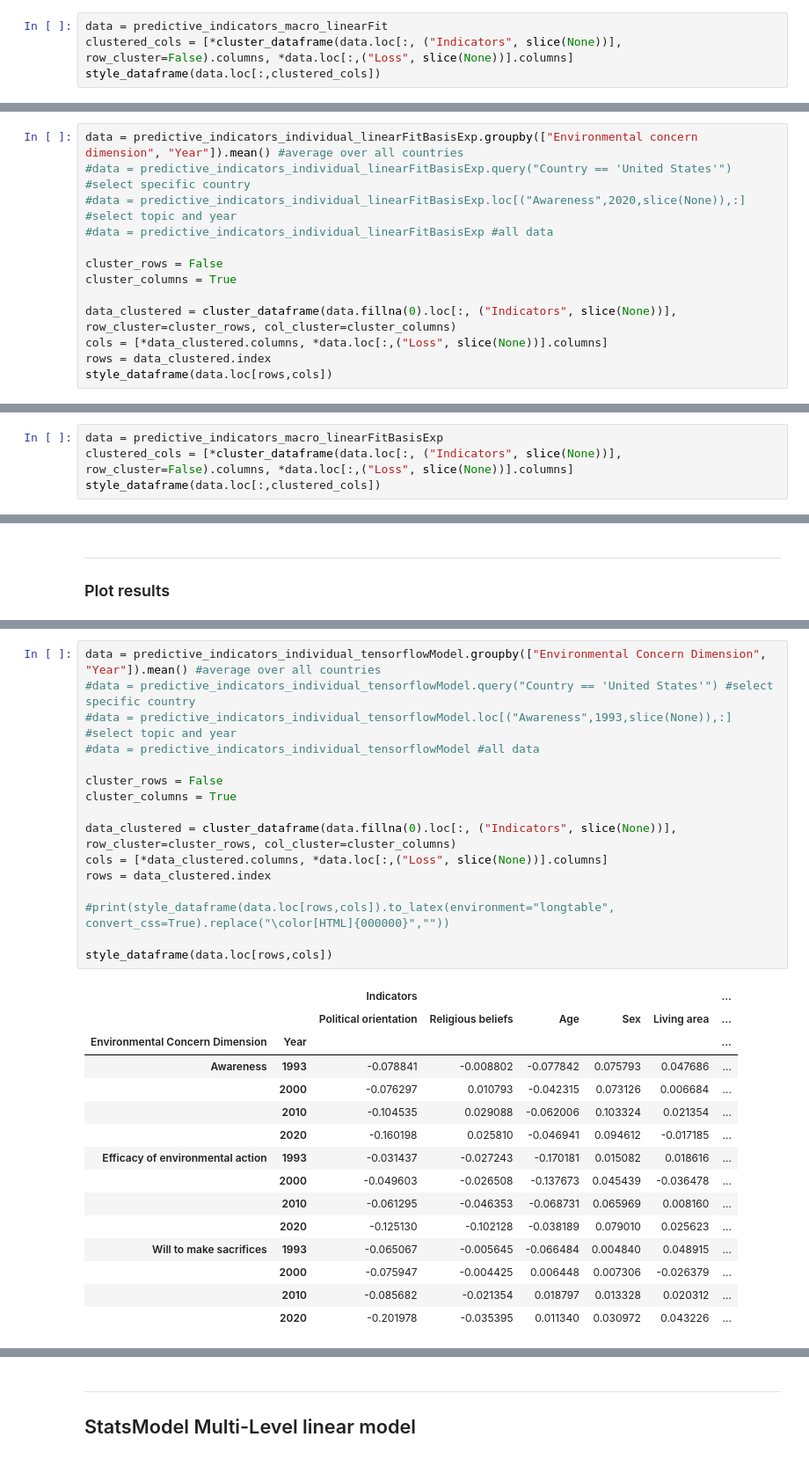
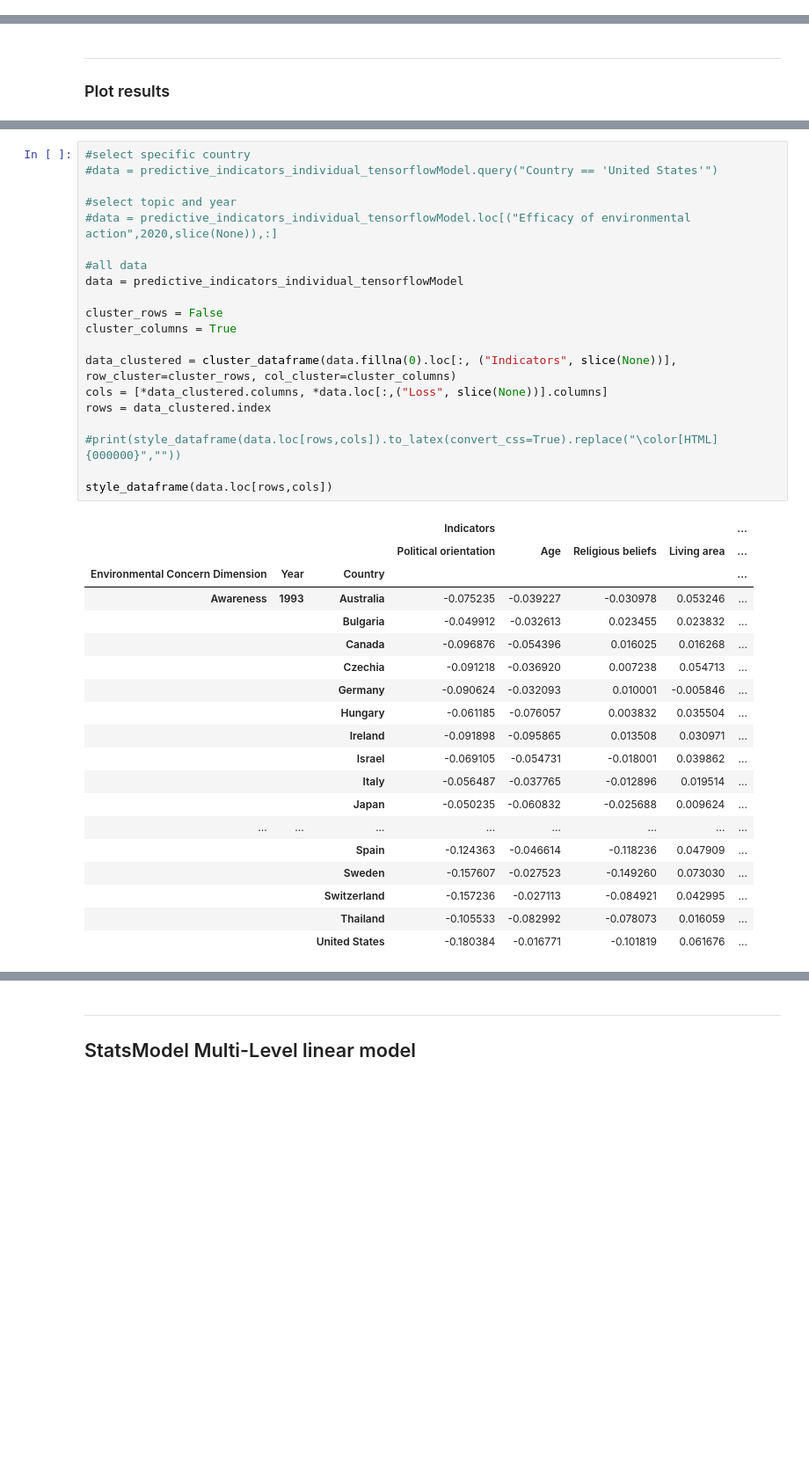
Before and after one commit to EdoardoTronconi/TesiMagistrale, a Jupyter notebook: Notebooks/PredictiveIndicators.ipynb, the cells around one changed output, grey strips where cells are left out. Shown at 88% size. Drawn from its saved outputs; the diff is of its cells as text; blank space fills up the shorter version.

```diff
--- a/Notebooks/PredictiveIndicators.ipynb
+++ b/Notebooks/PredictiveIndicators.ipynb
@@ -454,4 +91,0 @@ style_dataframe(data.loc[rows,cols])
-# %%
-data = predictive_indicators_macro_linearFit
-clustered_cols = [*cluster_dataframe(data.loc[:, ("Indicators", slice(None))], row_cluster=False).columns, *data.loc[:,("Loss", slice(None))].columns]
-style_dataframe(data.loc[:,clustered_cols])
@@ -642,13 +91,0 @@ def style_dataframe(data):
-# %%
-data = predictive_indicators_individual_linearFitBasisExp.groupby(["Environmental concern dimension", "Year"]).mean() #average over all countries
-#data = predictive_indicators_individual_linearFitBasisExp.query("Country == 'United States'") #select specific country
-#data = predictive_indicators_individual_linearFitBasisExp.loc[("Awareness",2020,slice(None)),:] #select topic and year
-#data = predictive_indicators_individual_linearFitBasisExp #all data
-
-cluster_rows = False
-cluster_columns = True
-
-data_clustered = cluster_dataframe(data.fillna(0).loc[:, ("Indicators", slice(None))], row_cluster=cluster_rows, col_cluster=cluster_columns)
-cols = [*data_clustered.columns, *data.loc[:,("Loss", slice(None))].columns]
-rows = data_clustered.index
-style_dataframe(data.loc[rows,cols])
@@ -674,4 +91,0 @@ style_dataframe(data.loc[rows,cols])
-# %%
-data = predictive_indicators_macro_linearFitBasisExp
-clustered_cols = [*cluster_dataframe(data.loc[:, ("Indicators", slice(None))], row_cluster=False).columns, *data.loc[:,("Loss", slice(None))].columns]
-style_dataframe(data.loc[:,clustered_cols])
@@ -966,32 +461,40 @@ def style_dataframe(data):
 # %%
-data = predictive_indicators_individual_tensorflowModel.groupby(["Environmental Concern Dimension", "Year"]).mean() #average over all countries
-#data = predictive_indicators_individual_tensorflowModel.query("Country == 'United States'") #select specific country
-#data = predictive_indicators_individual_tensorflowModel.loc[("Awareness",1993,slice(None)),:] #select topic and year
-#data = predictive_indicators_individual_tensorflowModel #all data
+#select specific country
+#data = predictive_indicators_individual_tensorflowModel.query("Country == 'United States'")
+
+#select topic and year
+#data = predictive_indicators_individual_tensorflowModel.loc[("Efficacy of environmental action",2020,slice(None)),:]
+
+#all data
+data = predictive_indicators_individual_tensorflowModel
 
 cluster_rows = False
 cluster_columns = True
 
 data_clustered = cluster_dataframe(data.fillna(0).loc[:, ("Indicators", slice(None))], row_cluster=cluster_rows, col_cluster=cluster_columns)
 cols = [*data_clustered.columns, *data.loc[:,("Loss", slice(None))].columns]
 rows = data_clustered.index
 
-#print(style_dataframe(data.loc[rows,cols]).to_latex(environment="longtable", convert_css=True).replace("\color[HTML]{000000}",""))
+#print(style_dataframe(data.loc[rows,cols]).to_latex(convert_css=True).replace("\color[HTML]{000000}",""))
 
 style_dataframe(data.loc[rows,cols])
 # %% [output]
-|  |  | Indicators |  |  |  |  | ... |
-|  |  | Political orientation | Religious beliefs | Age | Sex | Living area | ... |
-| Environmental Concern Dimension | Year |  |  |  |  |  | ... |
-| Awareness | 1993 | -0.078841 | -0.008802 | -0.077842 | 0.075793 | 0.047686 | ... |
-|  | 2000 | -0.076297 | 0.010793 | -0.042315 | 0.073126 | 0.006684 | ... |
-|  | 2010 | -0.104535 | 0.029088 | -0.062006 | 0.103324 | 0.021354 | ... |
-|  | 2020 | -0.160198 | 0.025810 | -0.046941 | 0.094612 | -0.017185 | ... |
-| Efficacy of environmental action | 1993 | -0.031437 | -0.027243 | -0.170181 | 0.015082 | 0.018616 | ... |
-|  | 2000 | -0.049603 | -0.026508 | -0.137673 | 0.045439 | -0.036478 | ... |
-|  | 2010 | -0.061295 | -0.046353 | -0.068731 | 0.065969 | 0.008160 | ... |
-|  | 2020 | -0.125130 | -0.102128 | -0.038189 | 0.079010 | 0.025623 | ... |
-| Will to make sacrifices | 1993 | -0.065067 | -0.005645 | -0.066484 | 0.004840 | 0.048915 | ... |
-|  | 2000 | -0.075947 | -0.004425 | 0.006448 | 0.007306 | -0.026379 | ... |
-|  | 2010 | -0.085682 | -0.021354 | 0.018797 | 0.013328 | 0.020312 | ... |
-|  | 2020 | -0.201978 | -0.035395 | 0.011340 | 0.030972 | 0.043226 | ... |
+|  |  |  | Indicators |  |  |  | ... |
+|  |  |  | Political orientation | Age | Religious beliefs | Living area | ... |
+| Environmental Concern Dimension | Year | Country |  |  |  |  | ... |
+| Awareness | 1993 | Australia | -0.075235 | -0.039227 | -0.030978 | 0.053246 | ... |
+|  |  | Bulgaria | -0.049912 | -0.032613 | 0.023455 | 0.023832 | ... |
+|  |  | Canada | -0.096876 | -0.054396 | 0.016025 | 0.016268 | ... |
+|  |  | Czechia | -0.091218 | -0.036920 | 0.007238 | 0.054713 | ... |
+|  |  | Germany | -0.090624 | -0.032093 | 0.010001 | -0.005846 | ... |
+|  |  | Hungary | -0.061185 | -0.076057 | 0.003832 | 0.035504 | ... |
+|  |  | Ireland | -0.091898 | -0.095865 | 0.013508 | 0.030971 | ... |
+|  |  | Israel | -0.069105 | -0.054731 | -0.018001 | 0.039862 | ... |
+|  |  | Italy | -0.056487 | -0.037765 | -0.012896 | 0.019514 | ... |
+|  |  | Japan | -0.050235 | -0.060832 | -0.025688 | 0.009624 | ... |
+| ... | ... | ... | ... | ... | ... | ... | ... |
+|  |  | Spain | -0.124363 | -0.046614 | -0.118236 | 0.047909 | ... |
+|  |  | Sweden | -0.157607 | -0.027523 | -0.149260 | 0.073030 | ... |
+|  |  | Switzerland | -0.157236 | -0.027113 | -0.084921 | 0.042995 | ... |
+|  |  | Thailand | -0.105533 | -0.082992 | -0.078073 | 0.016059 | ... |
+|  |  | United States | -0.180384 | -0.016771 | -0.101819 | 0.061676 | ... |
```
Also changed, not shown: parts of 52 cells of this notebook, 32 other files.
